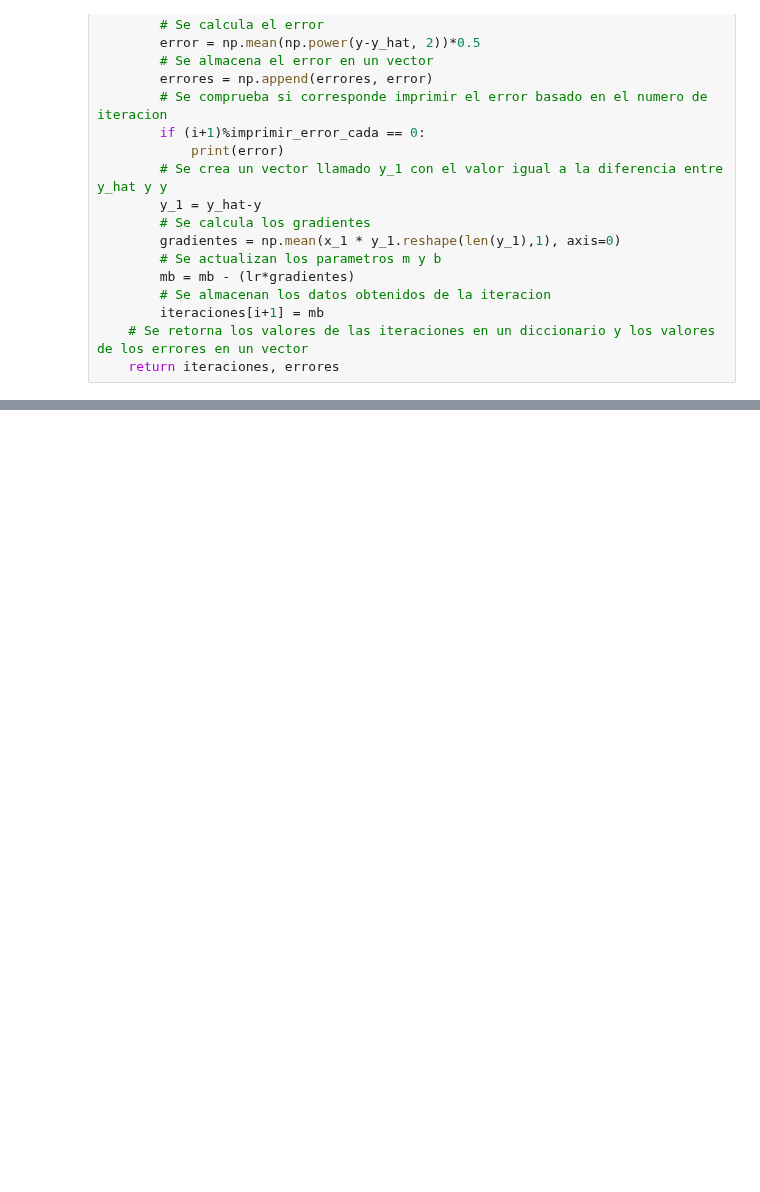
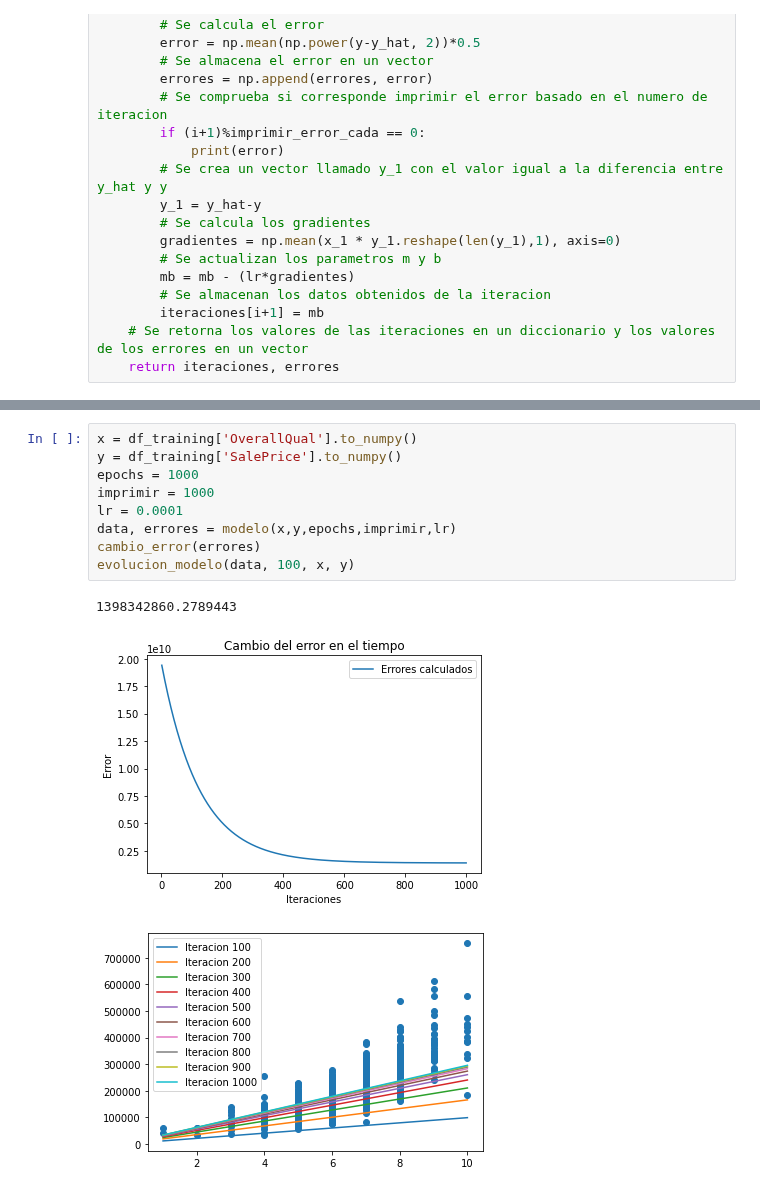
Before and after one commit to alejandrolq/Proyecto-Ciencia-de-Datos-en-Python, a Jupyter notebook: Proyecto Final - Ciencia de Datos en Python.ipynb, the cells around one changed output, grey strips where cells are left out. Saved outputs shown, nothing was run; the diff lists cells and outputs as text; blank space fills up the shorter version.

```diff
--- a/Proyecto Final - Ciencia de Datos en Python.ipynb
+++ b/Proyecto Final - Ciencia de Datos en Python.ipynb
@@ -161,0 +179,13 @@ cambio_error(errores)
+# %%
+x = df_training['OverallQual'].to_numpy()
+y = df_training['SalePrice'].to_numpy()
+epochs = 1000
+imprimir = 1000
+lr = 0.0001
+data, errores = modelo(x,y,epochs,imprimir,lr)
+cambio_error(errores)
+evolucion_modelo(data, 100, x, y)
+# %% [output]
+1398342860.2789443
+[figure, added]
+[figure, added]
```
Also changed, not shown: parts of 14 cells of this notebook.
